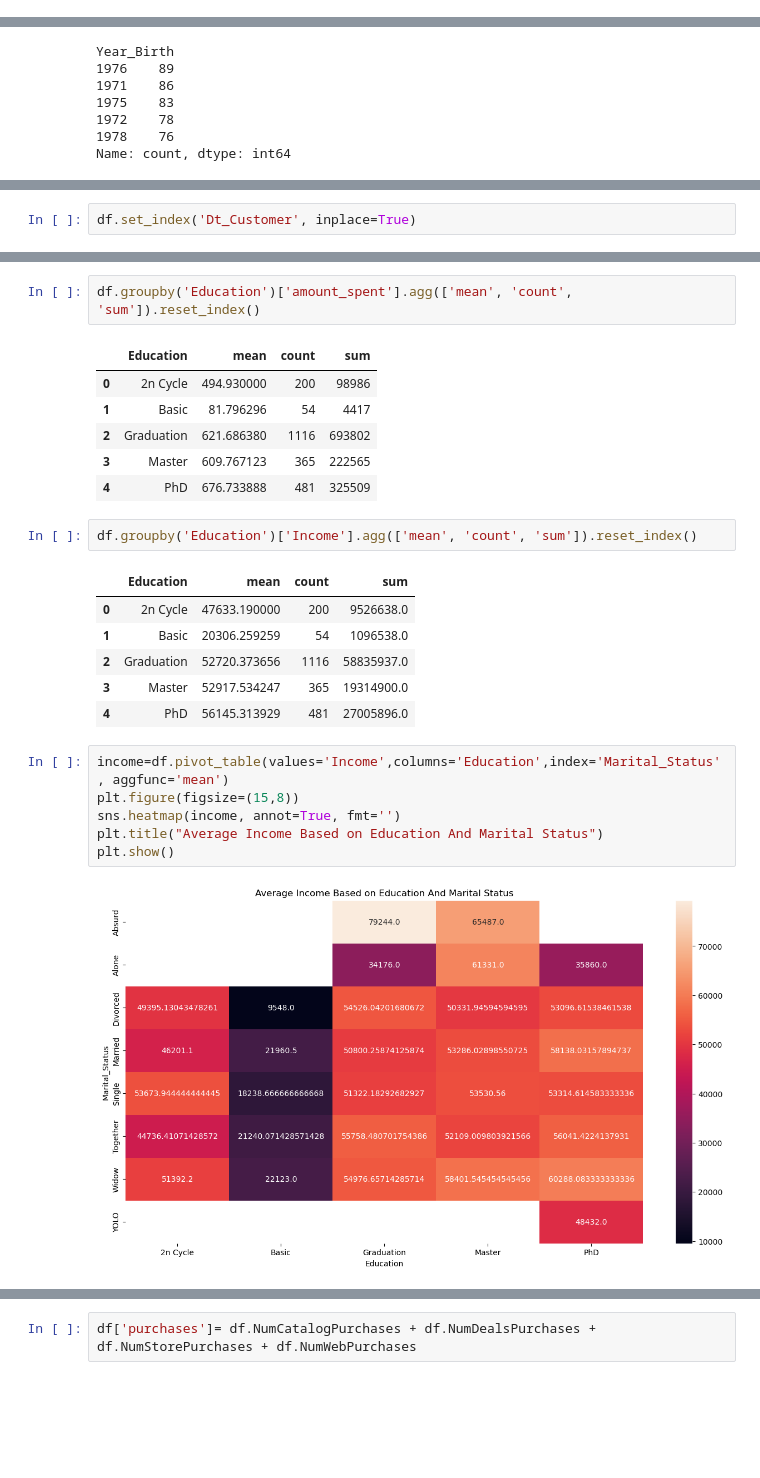
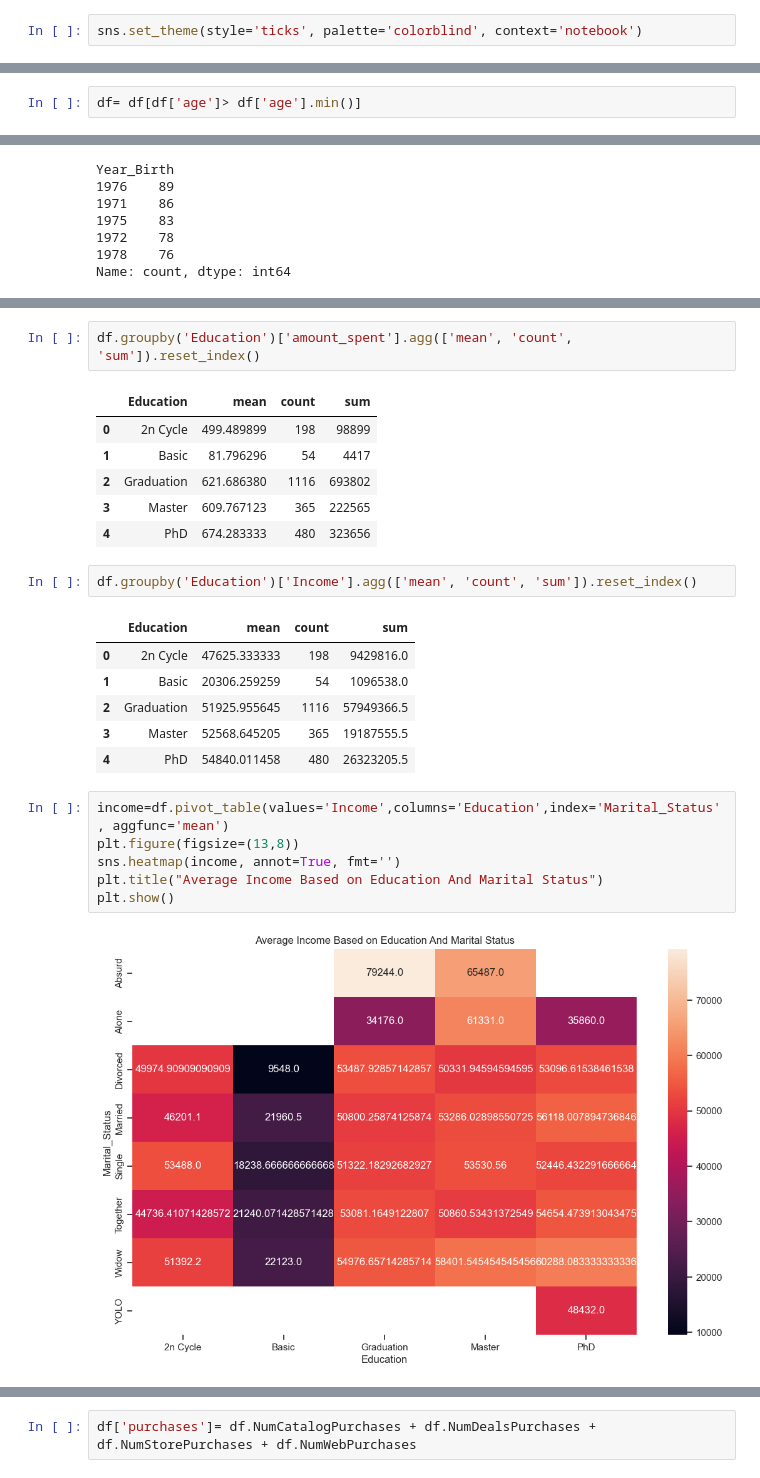
Before and after one commit to bukolastephen/Customer-Segmentation, a Jupyter notebook: main.ipynb, the cells around one changed output, grey strips where cells are left out. Saved outputs shown, nothing was run; the diff lists cells and outputs as text; blank space fills up the shorter version.

```diff
--- a/main.ipynb
+++ b/main.ipynb
@@ -13,3 +14,5 @@ from sklearn.metrics  import silhouette_score
+# %%
+sns.set_theme(style='ticks', palette='colorblind', context='notebook')
 # %%
 df= pd.read_csv(r"C:\Users\MINE\Desktop\Customer Segmentation\customer_segmentation.csv")
 # %% [markdown]
@@ -186,3 +203,5 @@ plt.show()
+# %%
+df= df[df['age']> df['age'].min()]
 # %%
 plt.figure(figsize=(8,5))
 sns.countplot(data= df, x= 'Marital_Status')
@@ -300,4 +310,2 @@ plt.show()
-# %%
-df.set_index('Dt_Customer', inplace=True)
 # %%
 col= ['NumDealsPurchases', 'NumWebPurchases', 'NumCatalogPurchases','NumStorePurchases',]
@@ -383,27 +390,27 @@ plt.show()
 df.groupby('Education')['amount_spent'].agg(['mean', 'count', 'sum']).reset_index()
 # %% [output]
 |  | Education | mean | count | sum |
-| 0 | 2n Cycle | 494.930000 | 200 | 98986 |
+| 0 | 2n Cycle | 499.489899 | 198 | 98899 |
 | 1 | Basic | 81.796296 | 54 | 4417 |
 | 2 | Graduation | 621.686380 | 1116 | 693802 |
 | 3 | Master | 609.767123 | 365 | 222565 |
-| 4 | PhD | 676.733888 | 481 | 325509 |
+| 4 | PhD | 674.283333 | 480 | 323656 |
 # %%
 df.groupby('Education')['Income'].agg(['mean', 'count', 'sum']).reset_index()
 # %% [output]
 |  | Education | mean | count | sum |
-| 0 | 2n Cycle | 47633.190000 | 200 | 9526638.0 |
+| 0 | 2n Cycle | 47625.333333 | 198 | 9429816.0 |
 | 1 | Basic | 20306.259259 | 54 | 1096538.0 |
-| 2 | Graduation | 52720.373656 | 1116 | 58835937.0 |
-| 3 | Master | 52917.534247 | 365 | 19314900.0 |
-| 4 | PhD | 56145.313929 | 481 | 27005896.0 |
+| 2 | Graduation | 51925.955645 | 1116 | 57949366.5 |
+| 3 | Master | 52568.645205 | 365 | 19187555.5 |
+| 4 | PhD | 54840.011458 | 480 | 26323205.5 |
 # %%
 income=df.pivot_table(values='Income',columns='Education',index='Marital_Status', aggfunc='mean')
-plt.figure(figsize=(15,8))
+plt.figure(figsize=(13,8))
 sns.heatmap(income, annot=True, fmt='')
 plt.title("Average Income Based on Education And Marital Status")
 plt.show()
 # %% [output]
-[figure, old version]
+[figure, new version]
 # %%
 amount_spent=df.pivot_table(values='amount_spent',columns='Education',index='Marital_Status', aggfunc='mean')
```
Also changed, not shown: parts of 62 cells of this notebook, 5 other files.
